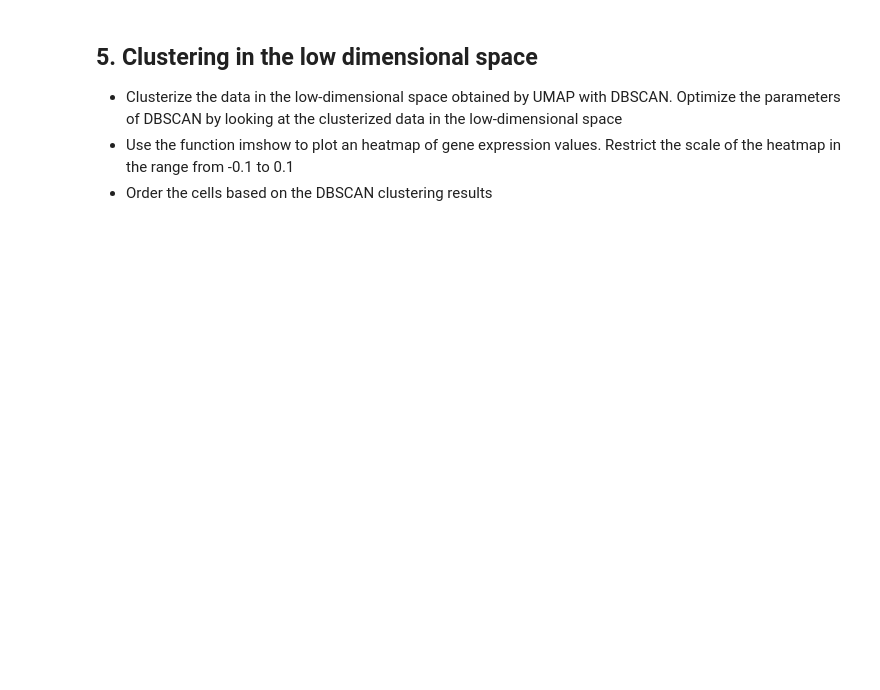
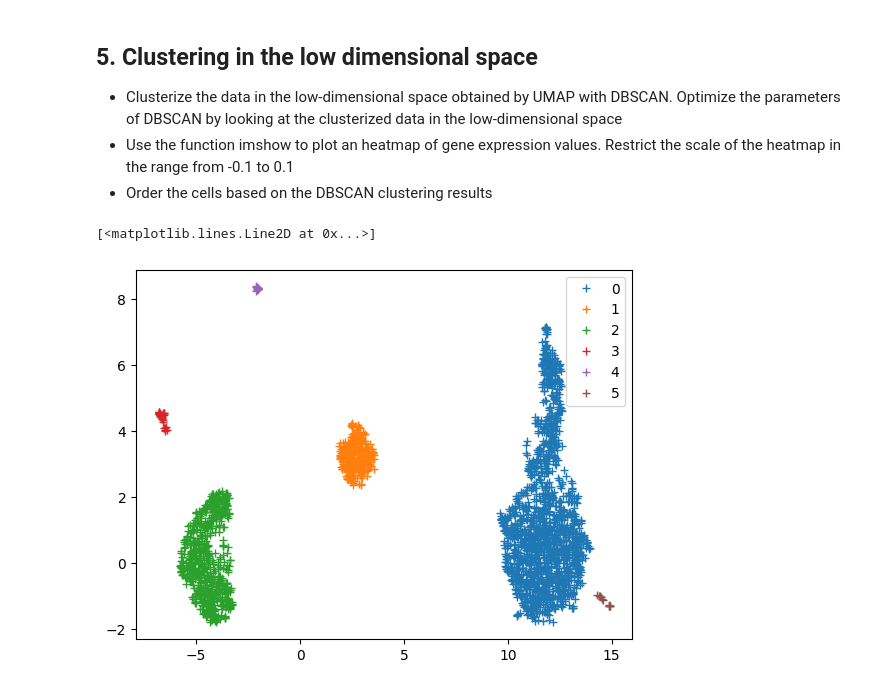
Before and after one commit to MatteoBaraldi/Machine-Learning-for-Bioengineering, a Jupyter notebook: MOD-2/02_Dimensionality_Reduction/exercise_dimensionality_reduction_solved.ipynb, the cells around one changed output. Cells and saved outputs as stored; diff of their text form; code cells hidden in the pictures; blank space fills up the shorter version.

```diff
--- a/MOD-2/02_Dimensionality_Reduction/exercise_dimensionality_reduction_solved.ipynb
+++ b/MOD-2/02_Dimensionality_Reduction/exercise_dimensionality_reduction_solved.ipynb
@@ -141,13 +184,18 @@ plt.legend()
 * Order the cells based on the DBSCAN clustering results
 # %%
 from sklearn.cluster import DBSCAN
-model = DBSCAN(eps=0.5, min_samples=5).fit(Xuma)
+model = DBSCAN(eps=0.5, min_samples=5).fit(Xuma) #initialize DBSCAN with a maximum neighborhood radius of 0.5 and a minimum of 5 samples per core point
 f = plt.figure()
 ax = f.add_subplot(1,1,1)
-for i_label in range(n_clusters):
+unique_labels = np.unique(model.labels_) #added(?)
+n_clusters = len(unique_labels[unique_labels != -1]) #added(?)
+for i_label in range(n_clusters): #loop through the expected number of clusters to plot each detected group sequentially
     inds = model.labels_ == i_label
     ax.plot(Xuma[inds,0], Xuma[inds,1], '+', label = i_label)
 plt.legend()
-inds = model.labels_ == -1
+inds = model.labels_ == -1 #create a boolean mask specifically to identify unassigned noise points
 ax.plot(Xuma[inds,0], Xuma[inds,1], 'xk', label = -1)
+# %% [output]
+[<matplotlib.lines.Line2D at 0x...>]
+[figure, added]
 # %%
```
Also changed, not shown: parts of 14 cells of this notebook.
